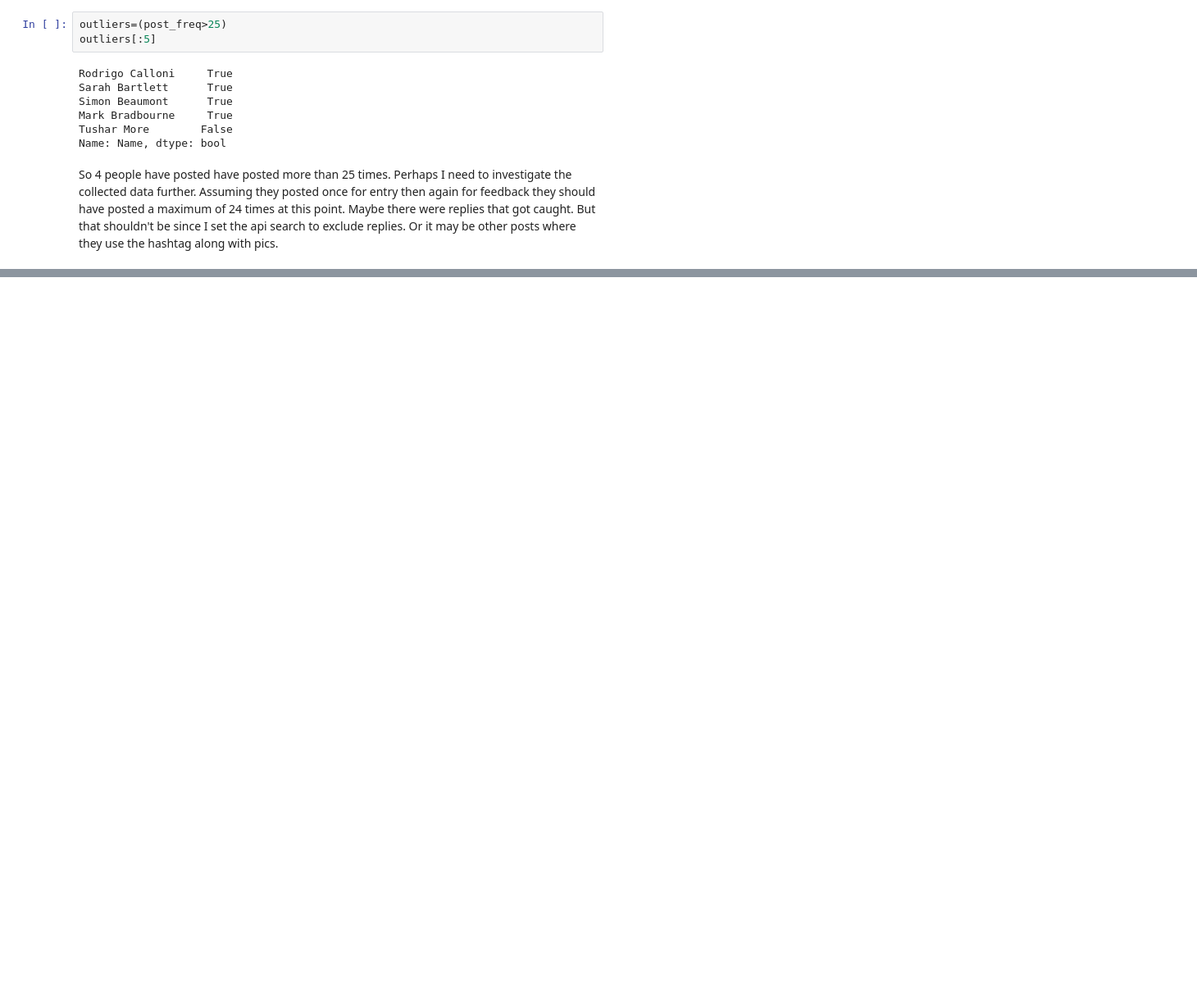
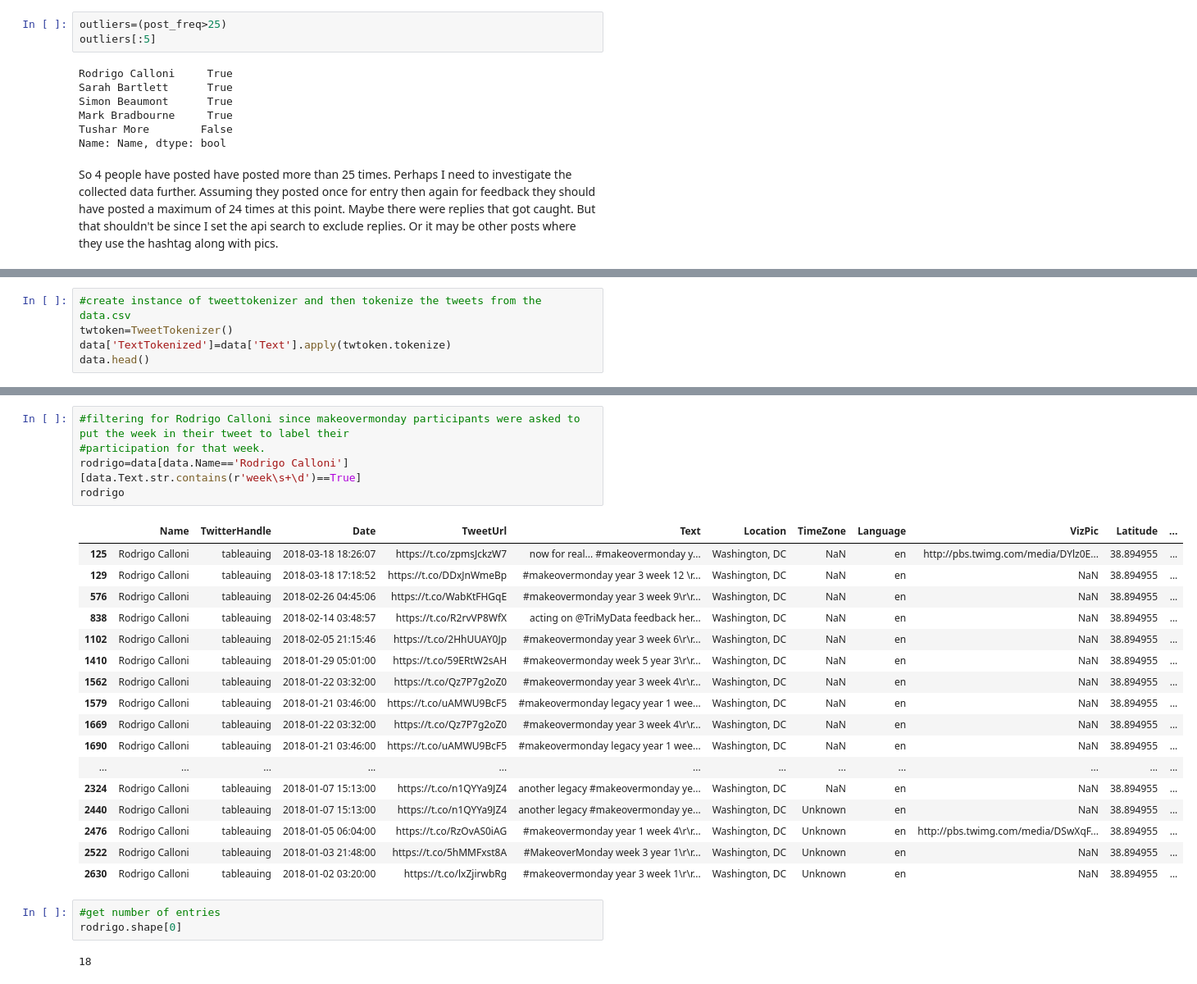
Before and after one commit to JohnDeJesus22/-MakeoverMonday-Collaborative-Project, a Jupyter notebook: #MakeoverMonday_EDA.ipynb, the cells around one changed output, grey strips where cells are left out. Shown: that part at 82% size. Drawn from its saved outputs; the diff is of its cells as text; blank space fills up the shorter version.

```diff
--- a/#MakeoverMonday_EDA.ipynb
+++ b/#MakeoverMonday_EDA.ipynb
@@ -166,0 +242,5 @@ So 4 people have posted have posted more than 25 times. Perhaps I need to invest
+# %%
+#create instance of tweettokenizer and then tokenize the tweets from the data.csv
+twtoken=TweetTokenizer()
+data['TextTokenized']=data['Text'].apply(twtoken.tokenize)
+data.head()
@@ -166,0 +254,28 @@ So 4 people have posted have posted more than 25 times. Perhaps I need to invest
+# %%
+#filtering for Rodrigo Calloni since makeovermonday participants were asked to put the week in their tweet to label their
+#participation for that week.
+rodrigo=data[data.Name=='Rodrigo Calloni'][data.Text.str.contains(r'week\s+\d')==True]
+rodrigo
+# %% [output]
+|  | Name | TwitterHandle | Date | TweetUrl | Text | Location | TimeZone | Language | VizPic | Latitude | ... |
+| 125 | Rodrigo Calloni | tableauing | 2018-03-18 18:26:07 | https://t.co/zpmsJckzW7 | now for real... #makeovermonday y... | Washington, DC | NaN | en | http://pbs.twimg.com/media/DYlz0E... | 38.894955 | ... |
+| 129 | Rodrigo Calloni | tableauing | 2018-03-18 17:18:52 | https://t.co/DDxJnWmeBp | #makeovermonday year 3 week 12 \r... | Washington, DC | NaN | en | NaN | 38.894955 | ... |
+| 576 | Rodrigo Calloni | tableauing | 2018-02-26 04:45:06 | https://t.co/WabKtFHGqE | #makeovermonday year 3 week 9\r\r... | Washington, DC | NaN | en | NaN | 38.894955 | ... |
+| 838 | Rodrigo Calloni | tableauing | 2018-02-14 03:48:57 | https://t.co/R2rvVP8WfX | acting on @TriMyData feedback her... | Washington, DC | NaN | en | NaN | 38.894955 | ... |
+| 1102 | Rodrigo Calloni | tableauing | 2018-02-05 21:15:46 | https://t.co/2HhUUAY0Jp | #makeovermonday year 3 week 6\r\r... | Washington, DC | NaN | en | NaN | 38.894955 | ... |
+| 1410 | Rodrigo Calloni | tableauing | 2018-01-29 05:01:00 | https://t.co/59ERtW2sAH | #makeovermonday week 5 year 3\r\r... | Washington, DC | NaN | en | NaN | 38.894955 | ... |
+| 1562 | Rodrigo Calloni | tableauing | 2018-01-22 03:32:00 | https://t.co/Qz7P7g2oZ0 | #makeovermonday year 3 week 4\r\r... | Washington, DC | NaN | en | NaN | 38.894955 | ... |
+| 1579 | Rodrigo Calloni | tableauing | 2018-01-21 03:46:00 | https://t.co/uAMWU9BcF5 | #makeovermonday legacy year 1 wee... | Washington, DC | NaN | en | NaN | 38.894955 | ... |
+| 1669 | Rodrigo Calloni | tableauing | 2018-01-22 03:32:00 | https://t.co/Qz7P7g2oZ0 | #makeovermonday year 3 week 4\r\r... | Washington, DC | NaN | en | NaN | 38.894955 | ... |
+| 1690 | Rodrigo Calloni | tableauing | 2018-01-21 03:46:00 | https://t.co/uAMWU9BcF5 | #makeovermonday legacy year 1 wee... | Washington, DC | NaN | en | NaN | 38.894955 | ... |
+| ... | ... | ... | ... | ... | ... | ... | ... | ... | ... | ... | ... |
+| 2324 | Rodrigo Calloni | tableauing | 2018-01-07 15:13:00 | https://t.co/n1QYYa9JZ4 | another legacy #makeovermonday ye... | Washington, DC | NaN | en | NaN | 38.894955 | ... |
+| 2440 | Rodrigo Calloni | tableauing | 2018-01-07 15:13:00 | https://t.co/n1QYYa9JZ4 | another legacy #makeovermonday ye... | Washington, DC | Unknown | en | NaN | 38.894955 | ... |
+| 2476 | Rodrigo Calloni | tableauing | 2018-01-05 06:04:00 | https://t.co/RzOvAS0iAG | #makeovermonday year 1 week 4\r\r... | Washington, DC | Unknown | en | http://pbs.twimg.com/media/DSwXqF... | 38.894955 | ... |
+| 2522 | Rodrigo Calloni | tableauing | 2018-01-03 21:48:00 | https://t.co/5hMMFxst8A | #MakeoverMonday week 3 year 1\r\r... | Washington, DC | Unknown | en | NaN | 38.894955 | ... |
+| 2630 | Rodrigo Calloni | tableauing | 2018-01-02 03:20:00 | https://t.co/lxZjirwbRg | #makeovermonday year 3 week 1\r\r... | Washington, DC | Unknown | en | NaN | 38.894955 | ... |
+# %%
+#get number of entries
+rodrigo.shape[0]
+# %% [output]
+18
```
Also changed, not shown: parts of 9 cells of this notebook.
